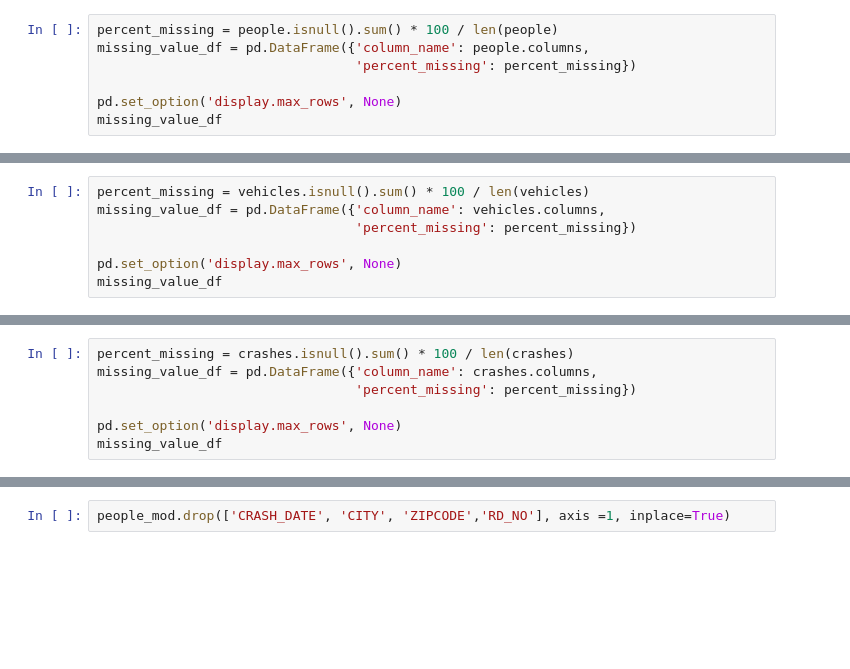
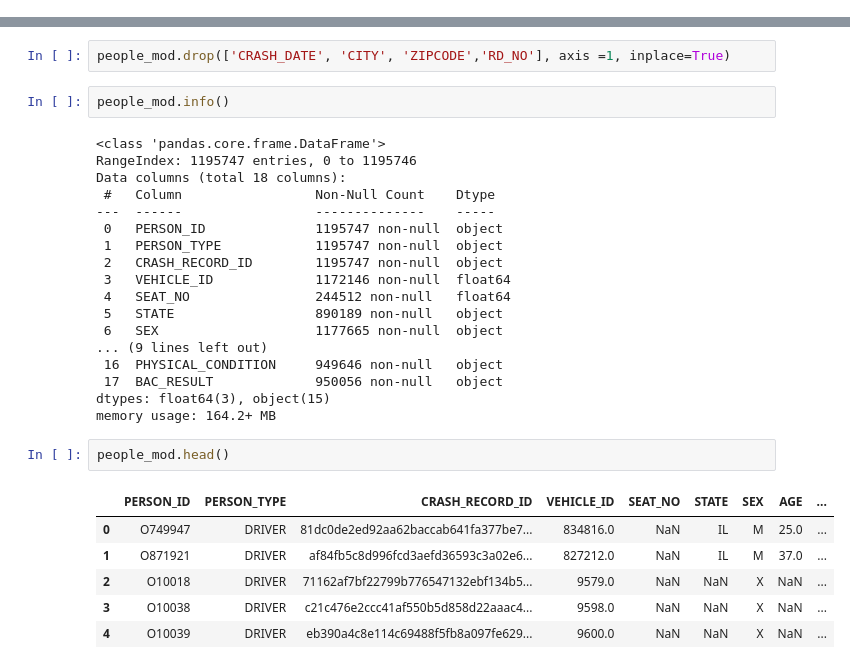
Before and after one commit to AngieKay/Chicago-Crashes, a Jupyter notebook: Meaghan_wn.ipynb, the cells around one changed output, grey strips where cells are left out. Saved outputs shown, nothing was run; the diff lists cells and outputs as text; blank space fills up the shorter version.

```diff
--- a/Meaghan_wn.ipynb
+++ b/Meaghan_wn.ipynb
@@ -59,10 +75,3 @@ Data columns (total 30 columns):
  29  CELL_PHONE_USE         1157 non-null     object
 dtypes: float64(4), object(26)
 memory usage: 273.7+ MB
-# %%
-percent_missing = people.isnull().sum() * 100 / len(people)
-missing_value_df = pd.DataFrame({'column_name': people.columns,
-                                 'percent_missing': percent_missing})
-
-pd.set_option('display.max_rows', None)
-missing_value_df
@@ -87,7 +77,0 @@ missing_value_df
-# %%
-percent_missing = vehicles.isnull().sum() * 100 / len(vehicles)
-missing_value_df = pd.DataFrame({'column_name': vehicles.columns,
-                                 'percent_missing': percent_missing})
-
-pd.set_option('display.max_rows', None)
-missing_value_df
@@ -112,7 +77,0 @@ missing_value_df
-# %%
-percent_missing = crashes.isnull().sum() * 100 / len(crashes)
-missing_value_df = pd.DataFrame({'column_name': crashes.columns,
-                                 'percent_missing': percent_missing})
-
-pd.set_option('display.max_rows', None)
-missing_value_df
@@ -286,3 +181,32 @@ dtypes: float64(3), object(19)
 memory usage: 200.7+ MB
 # %%
 people_mod.drop(['CRASH_DATE', 'CITY', 'ZIPCODE','RD_NO'], axis =1, inplace=True)
+# %%
+people_mod.info()
+# %% [output]
+<class 'pandas.core.frame.DataFrame'>
+RangeIndex: 1195747 entries, 0 to 1195746
+Data columns (total 18 columns):
+ #   Column                 Non-Null Count    Dtype
+---  ------                 --------------    -----
+ 0   PERSON_ID              1195747 non-null  object
+ 1   PERSON_TYPE            1195747 non-null  object
+ 2   CRASH_RECORD_ID        1195747 non-null  object
+ 3   VEHICLE_ID             1172146 non-null  float64
+ 4   SEAT_NO                244512 non-null   float64
+ 5   STATE                  890189 non-null   object
+ 6   SEX                    1177665 non-null  object
+... (9 lines left out)
+ 16  PHYSICAL_CONDITION     949646 non-null   object
+ 17  BAC_RESULT             950056 non-null   object
+dtypes: float64(3), object(15)
+memory usage: 164.2+ MB
+# %%
+people_mod.head()
+# %% [output]
+|  | PERSON_ID | PERSON_TYPE | CRASH_RECORD_ID | VEHICLE_ID | SEAT_NO | STATE | SEX | AGE | ... |
+| 0 | O749947 | DRIVER | 81dc0de2ed92aa62baccab641fa377be7... | 834816.0 | NaN | IL | M | 25.0 | ... |
+| 1 | O871921 | DRIVER | af84fb5c8d996fcd3aefd36593c3a02e6... | 827212.0 | NaN | IL | M | 37.0 | ... |
+| 2 | O10018 | DRIVER | 71162af7bf22799b776547132ebf134b5... | 9579.0 | NaN | NaN | X | NaN | ... |
+| 3 | O10038 | DRIVER | c21c476e2ccc41af550b5d858d22aaac4... | 9598.0 | NaN | NaN | X | NaN | ... |
+| 4 | O10039 | DRIVER | eb390a4c8e114c69488f5fb8a097fe629... | 9600.0 | NaN | NaN | X | NaN | ... |
```
Also changed, not shown: parts of 31 cells of this notebook.
